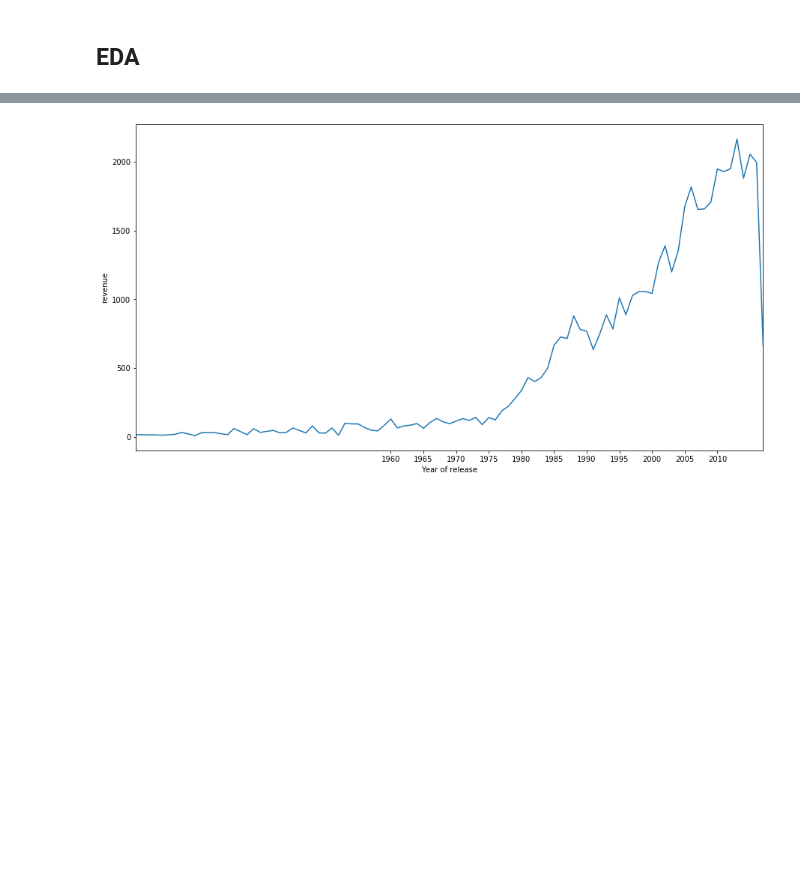
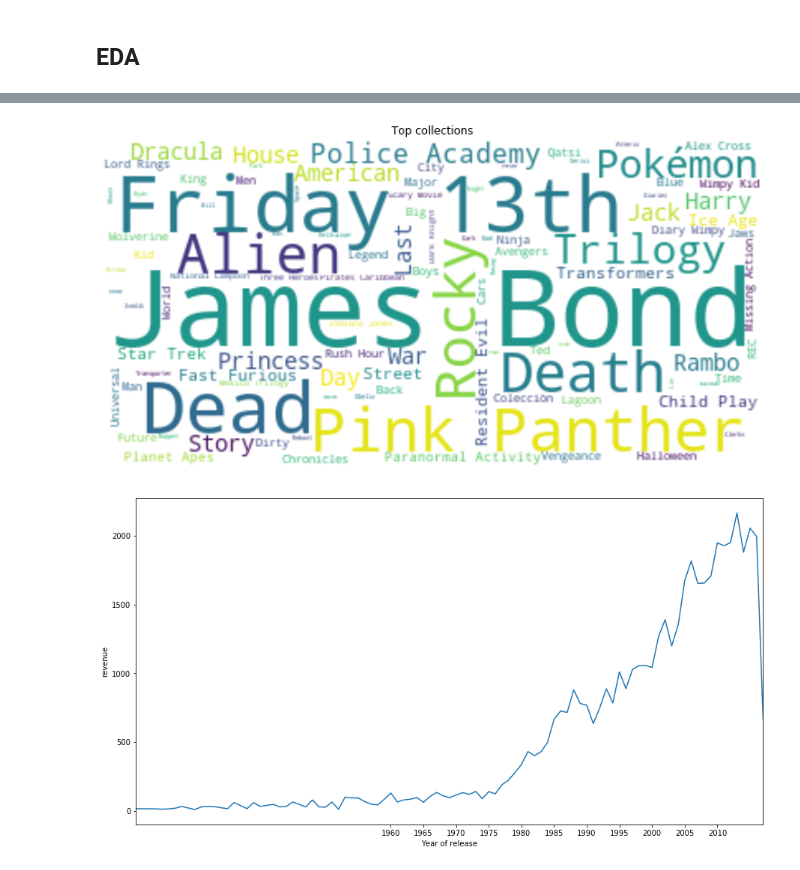
Before and after one commit to OracyC/TMDB-Box-Office-Prediction, a Jupyter notebook: TMDB_Box_Office_Prediction.ipynb, the cells around one changed output, grey strips where cells are left out. Saved outputs shown, nothing was run; the diff lists cells and outputs as text; code cells hidden in the pictures; blank space fills up the shorter version.

```diff
--- a/TMDB_Box_Office_Prediction.ipynb
+++ b/TMDB_Box_Office_Prediction.ipynb
@@ -241,3 +261,16 @@ plt.show()
+# %%
+stopwords = set(STOPWORDS)
+stopwords.add('collection')
+stopwords.add('series')
+stopwords.add('original')
+wordcloud_lan = WordCloud(max_font_size=150, max_words=100, background_color="white", stopwords = stopwords).generate(train['belongs_to_collection'].to_string())
+plt.figure(figsize = (13, 10))
+plt.imshow(wordcloud_lan, interpolation="bilinear")
+plt.title("Top collections")
+plt.axis("off")
+plt.show()
+# %% [output]
+[figure, added]
 # %%
 year_plot = train[['revenue', 'release_year']]
 money_Y = year_plot.groupby('release_year')['revenue'].sum()
```
Also changed, not shown: parts of 21 cells of this notebook.
